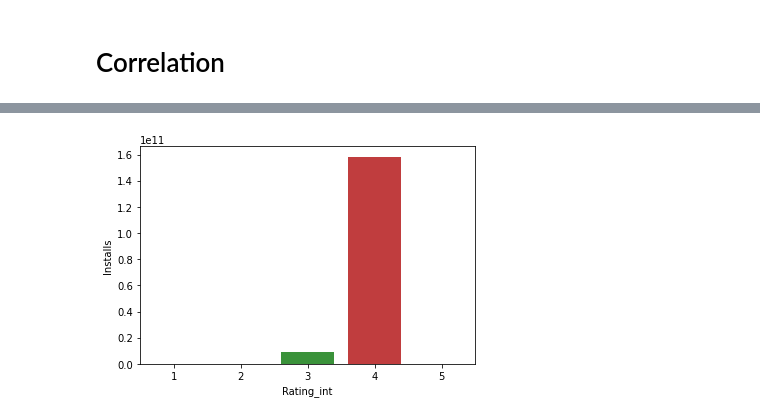
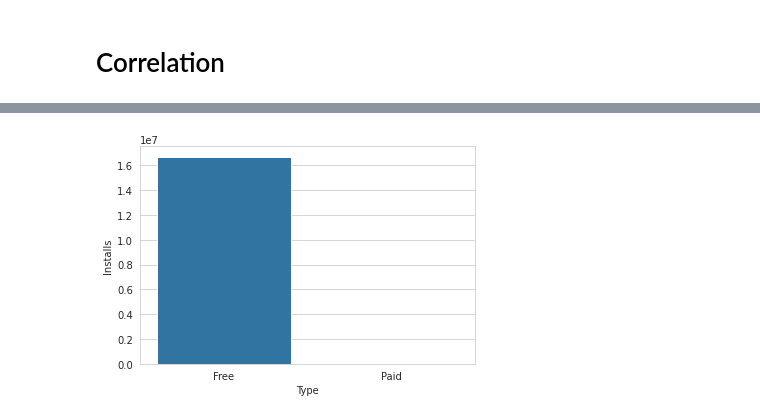
Before and after one commit to Vivekanand-Khatke/Playstore_data_analysis, a Jupyter notebook: Play_Store_App_Review_Analysis.ipynb, the cells around one changed output, grey strips where cells are left out. Cells and saved outputs as stored; diff of their text form; code cells hidden in the pictures.

Commit message:
Adding graphical representation

```diff
--- a/Play_Store_App_Review_Analysis.ipynb
+++ b/Play_Store_App_Review_Analysis.ipynb
@@ -192,7 +245,11 @@ from datetime import datetime
 # %%
 play_store_data['Last Updated'] = play_store_data['Last Updated'].apply(lambda x : datetime.strptime(x,'%B %d, %Y'))
+# %%
+latest_date = max(play_store_data['Last Updated']) + timedelta(days=10)
+play_store_data['Days since last Update'] = play_store_data['Last Updated'] \
+                                            .apply(lambda x: (latest_date - x).days)
 # %%
-play_store_data.reset_index(inplace = True)
+play_store_data.reset_index(drop = True, inplace = True)
 # %%
 play_store_data.info()
 # %% [output]
@@ -255,0 +389,2 @@ plt.show()
+# %%
+play_store_data['Size_range_10mb'] = ((play_store_data['Size']/1024)//10).astype('int64')
@@ -255,0 +479,2 @@ plt.show()
+# %%
+play_store_data['month since last update'] = (play_store_data['Days since last Update']//30)
@@ -256,5 +512,6 @@ plt.show()
 # %%
-sns.barplot(x = 'Rating_int', y = 'Installs', data = rating_range_data, ci = None)
+with sns.axes_style("whitegrid"):
+  g = sns.barplot(x = 'Type', y = 'Installs', data = play_store_data, ci = None)
 plt.show()
 # %% [output]
-[figure, old version]
+[figure, new version]
```
Also changed, not shown: parts of 50 cells of this notebook.
